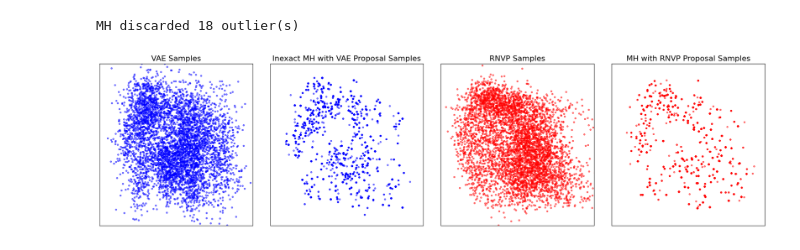
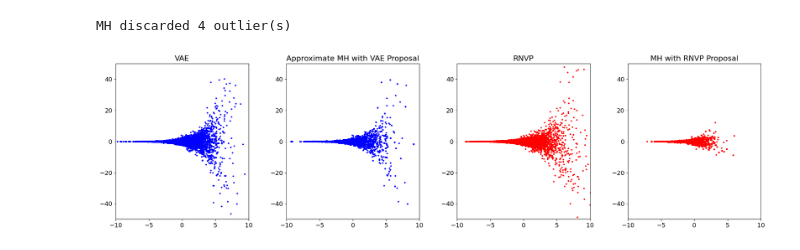
Before and after one commit to xapq/approximate-metropolis-hastings, a Jupyter notebook: NormalizingFlowsComparison.ipynb, the cells around one changed output. Saved outputs shown, nothing was run; the diff lists cells and outputs as text; code cells hidden in the pictures.

Commit message:
Updated graphics

```diff
--- a/NormalizingFlowsComparison.ipynb
+++ b/NormalizingFlowsComparison.ipynb
@@ -51,7 +51,7 @@ mean_lim = np.array([0, 1])
 seed = 43
 n_components = 50
 D = 5
-variance_lim = (0.0005, 0.005)
+variance_lim = (0.01, 0.01)
 target = create_random_gaussian_mixture(dim=D, n_components=n_components, mean_lim=mean_lim, variance_lim=variance_lim, device=device, seed=seed)
 target_name = f'mog{n_components}_{D}d_vlim{variance_lim}_seed{seed}'
 target_friendly_name = f'{n_components}-Component MoG'
@@ -113,16 +113,20 @@ Wall time: 1min 7s
 # %%
 %%time
 
-hidden_dims = (12, 12, 12, 12, 12, 12, 12, 13, 14)
+hidden_dims = (128, 128, 128)
 vae = VAE(
     data_dim=D,
     hidden_dims=hidden_dims,
-    latent_dim=15,
+    latent_dim=D,
     device=device
 )
 print('VAE parameters:', count_parameters(vae))
-optimizer = torch.optim.SGD(vae.parameters(), lr=0.05, momentum=0.9)
-scheduler = torch.optim.lr_scheduler.StepLR(optimizer, gamma=0.2, step_size=200)
-trainer = VAETrainer(vae, target, batch_size=2048, no_kl_penalty_epochs=30, kl_annealing_epochs=180, optimizer=optimizer, scheduler=scheduler, device=device)
-trainer.fit(x_train, n_epochs=500, plot_interval=10)
+#optimizer = torch.optim.SGD(vae.parameters(), lr=0.05, momentum=0.9)
+optimizer = torch.optim.Adam(vae.parameters(), lr=0.001)
+scheduler = torch.optim.lr_scheduler.StepLR(optimizer, gamma=0.2, step_size=300)
+trainer = VAETrainer(
+    vae, target, batch_size=2048, no_kl_penalty_epochs=10, kl_annealing_epochs=280,
+    warmup_period=30, optimizer=optimizer, scheduler=scheduler, device=device
+)
+trainer.fit(x_train, n_epochs=700, plot_interval=10)
 # %% [output]
@@ -147,35 +219,37 @@ cut_vae_acc_rate, cut_vae_samples = log_prob_cutoff_filter(target, vae_samples,
 mh_vae_acc_rate, mh_vae_samples = metropolis_hastings_filter(target, cut_vae_samples, vae_log_ml_estimator, max_density_ratio=14.5, n_estimates=10, return_indicies=False)
 
 flow_samples = flow.sample((N,))
+flow_samples = flow_samples[flow_samples[..., 0] > -100]
 cut_flow_acc_rate, cut_flow_samples = log_prob_cutoff_filter(target, flow_samples, cutoff_log_prob, return_indicies=False)
 mh_flow_acc_rate, mh_flow_samples = metropolis_hastings_filter(target, cut_flow_samples, flow.log_prob, return_indicies=False)
 # %% [output]
-MH discarded 18 outlier(s)
+MH discarded 4 outlier(s)
 # %%
 def sample_scatter(self, sample, **kwargs):
-    return self.scatter(*pl(sample[:, (0, 1)]), alpha=0.5, s=10, **kwargs)
+    return self.scatter(*pl(sample[:, (0, 1)]), s=20, marker='.', **kwargs)
 mpl.axes.Axes.sample_scatter = sample_scatter
 
 fontsize = 16
 fig, axs = plt.subplots(figsize=(20, 5.5), ncols=4, nrows=1)
 # fig.suptitle('Exact and Inexact Adaptive Proposal Metropolis-Hastings Comparison')
+target_samples = target.sample((N,))
 axs[0].sample_scatter(vae_samples, label='VAE', color='blue')
-axs[0].set_title('VAE Samples', fontsize=fontsize)
+axs[0].set_title('VAE', fontsize=fontsize)
 axs[1].sample_scatter(mh_vae_samples, label='VAE + MH', color='blue')
-axs[1].set_title('Inexact MH with VAE Proposal Samples', fontsize=fontsize)
+axs[1].set_title('Approximate MH with VAE Proposal', fontsize=fontsize)
 axs[2].sample_scatter(flow_samples, label='RNVP', color='red')
-axs[2].set_title('RNVP Samples', fontsize=fontsize)
+axs[2].set_title('RNVP', fontsize=fontsize)
 #axs[0].set_xlim(axs[1].get)
-axs[0].set_ylim(-1, 5)
-axs[2].set_xlim(-1, 5)
-axs[2].set_ylim(-1, 5)
+#axs[0].set_ylim(-1, 5)
+#axs[2].set_xlim(-1, 5)
+#axs[2].set_ylim(-1, 5)
 axs[3].sample_scatter(mh_flow_samples, label='RNVP + MH', color='red')
-axs[3].set_title('MH with RNVP Proposal Samples', fontsize=fontsize)
+axs[3].set_title('MH with RNVP Proposal', fontsize=fontsize)
 plt.tight_layout()
 for ax in axs.flatten():
-    ax.set_xticks([])
-    ax.set_yticks([])
-    ax.set_xlim(-0.2, 1.2)
-    ax.set_ylim(-0.2, 1.2)
+    #ax.set_xticks([])
+    #ax.set_yticks([])
+    ax.set_xlim(-10, +10)
+    ax.set_ylim(-50, +50)
 # %% [output]
-[figure, old version]
+[figure, new version]
```
Also changed, not shown: parts of 11 cells of this notebook, 11 other files.
